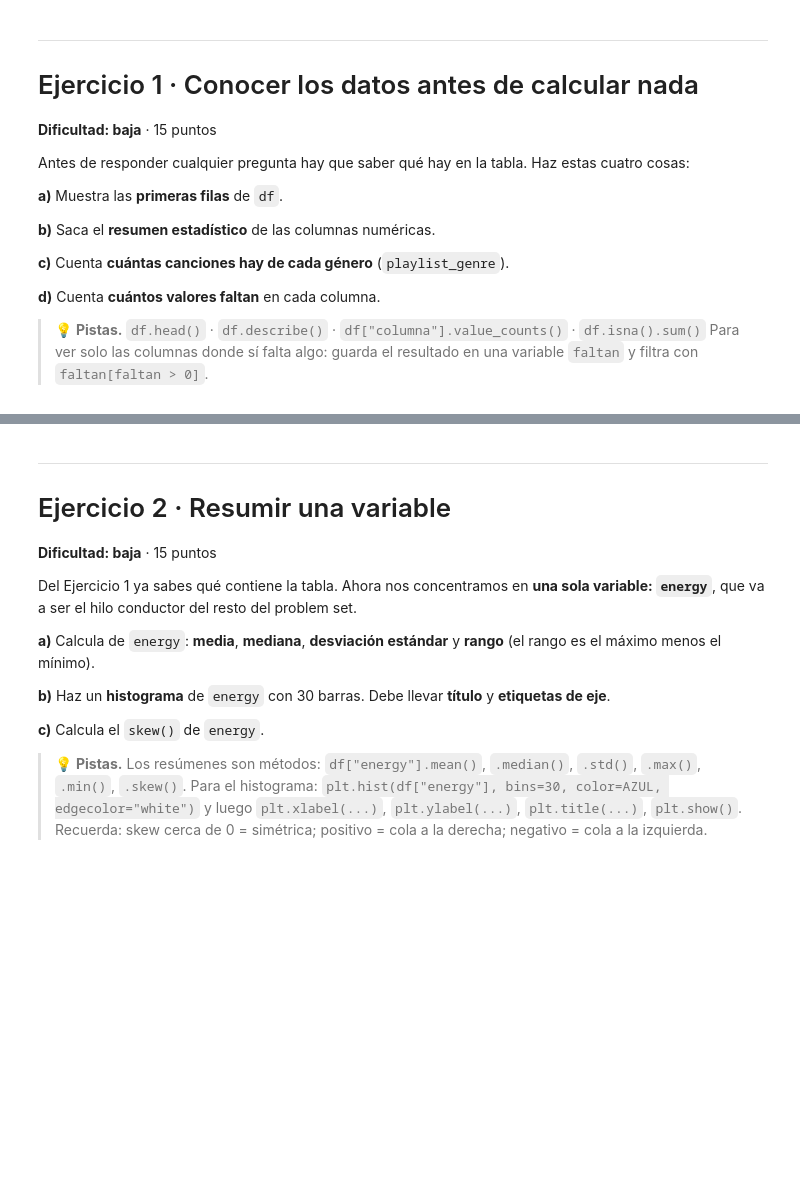
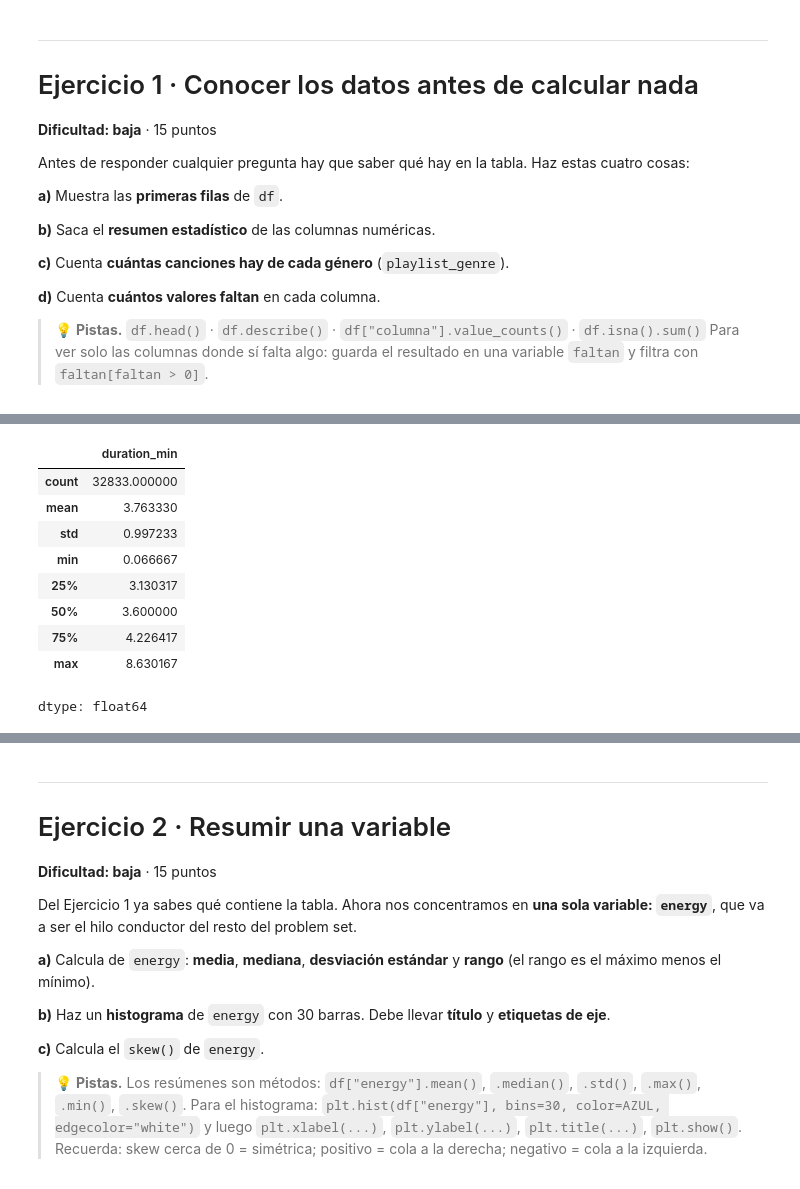
Before and after one commit to Kadeen92/S100-analitica-datos, a Jupyter notebook: S100_PS1_AnthonyCastillo.ipynb, the cells around one changed output, grey strips where cells are left out. Cells and saved outputs as stored; diff of their text form; code cells hidden in the pictures; blank space fills up the shorter version.

```diff
--- a/S100_PS1_AnthonyCastillo.ipynb
+++ b/S100_PS1_AnthonyCastillo.ipynb
@@ -122 +149,14 @@ Antes de responder cualquier pregunta hay que saber qué hay en la tabla. Haz es
+# %%
+df["duration_min"].describe()
+# %% [output]
+|  | duration_min |
+| count | 32833.000000 |
+| mean | 3.763330 |
+| std | 0.997233 |
+| min | 0.066667 |
+| 25% | 3.130317 |
+| 50% | 3.600000 |
+| 75% | 4.226417 |
+| max | 8.630167 |
+dtype: float64
 # %%
```
Also changed, not shown: parts of 6 cells of this notebook.
